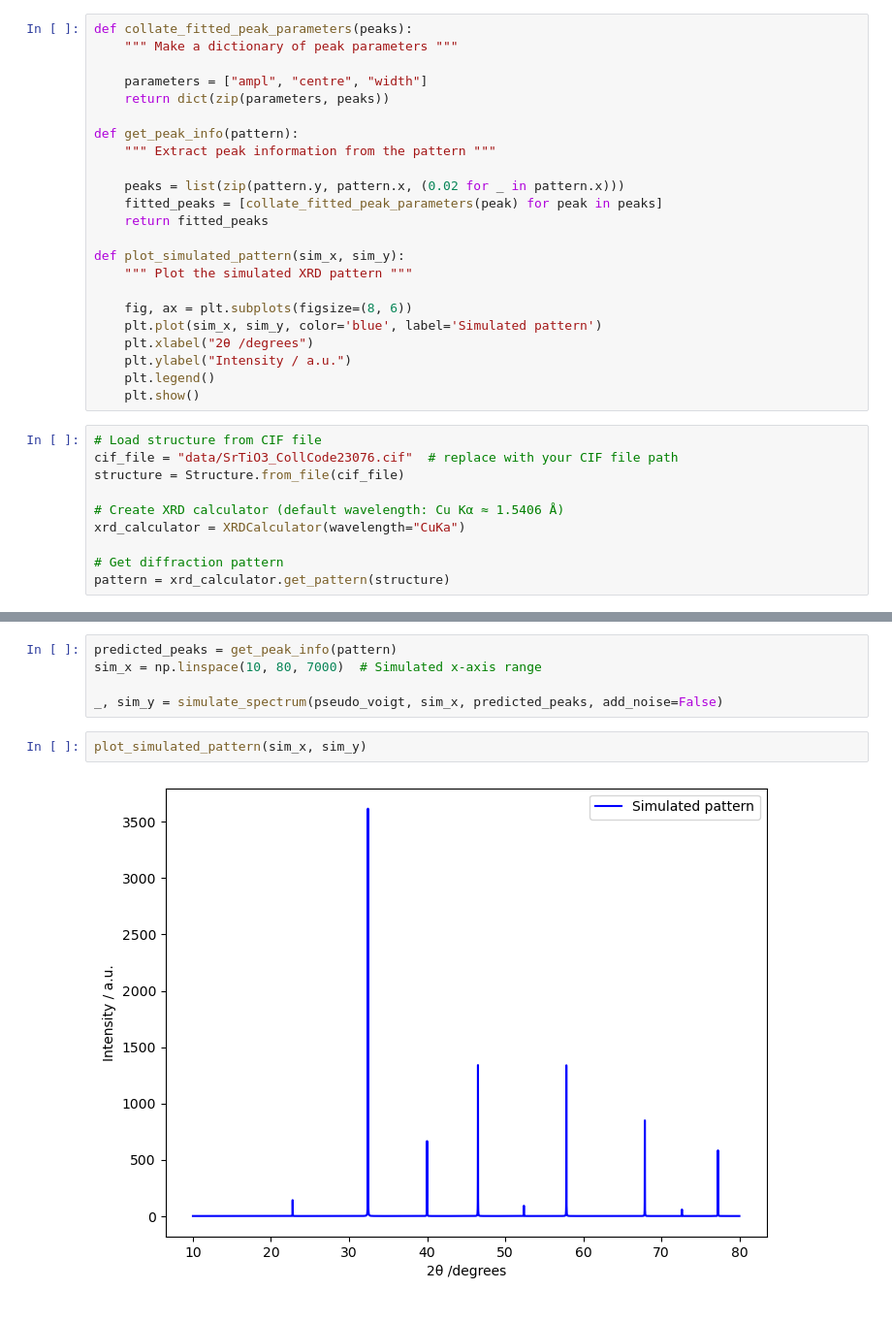
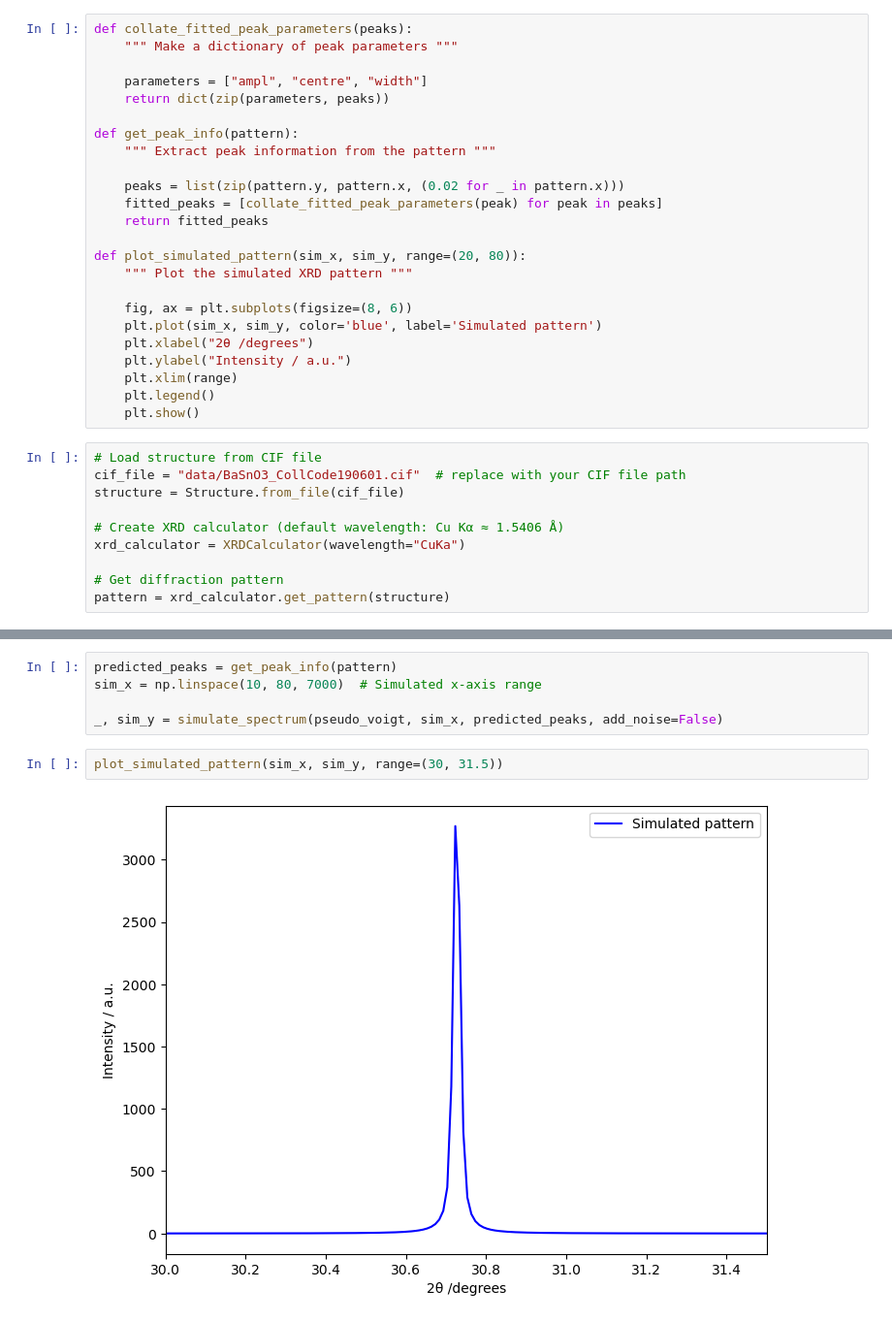
Before and after one commit to rsc-solid-data/data_diffn_crystals, a Jupyter notebook: sim_xrd.ipynb, the cells around one changed output, grey strips where cells are left out. Shown at 97% size. Cells and saved outputs as stored; diff of their text form.

Commit message:
Modifies default range for xrd_plot.

```diff
--- a/sim_xrd.ipynb
+++ b/sim_xrd.ipynb
@@ -20,18 +20,19 @@ def get_peak_info(pattern):
     fitted_peaks = [collate_fitted_peak_parameters(peak) for peak in peaks]
     return fitted_peaks
 
-def plot_simulated_pattern(sim_x, sim_y):
+def plot_simulated_pattern(sim_x, sim_y, range=(20, 80)):
     """ Plot the simulated XRD pattern """
 
     fig, ax = plt.subplots(figsize=(8, 6))
     plt.plot(sim_x, sim_y, color='blue', label='Simulated pattern')
     plt.xlabel("2θ /degrees")
     plt.ylabel("Intensity / a.u.")
+    plt.xlim(range)
     plt.legend()
     plt.show()
 # %%
 # Load structure from CIF file
-cif_file = "data/SrTiO3_CollCode23076.cif"  # replace with your CIF file path
+cif_file = "data/BaSnO3_CollCode190601.cif"  # replace with your CIF file path
 structure = Structure.from_file(cif_file)
 
 # Create XRD calculator (default wavelength: Cu Kα ≈ 1.5406 Å)
@@ -51,6 +52,6 @@ sim_x = np.linspace(10, 80, 7000)  # Simulated x-axis range
 
 _, sim_y = simulate_spectrum(pseudo_voigt, sim_x, predicted_peaks, add_noise=False)
 # %%
-plot_simulated_pattern(sim_x, sim_y)
+plot_simulated_pattern(sim_x, sim_y, range=(30, 31.5))
 # %% [output]
-[figure, old version]
+[figure, new version]
```
Also changed, not shown: parts of 1 cell of this notebook.
